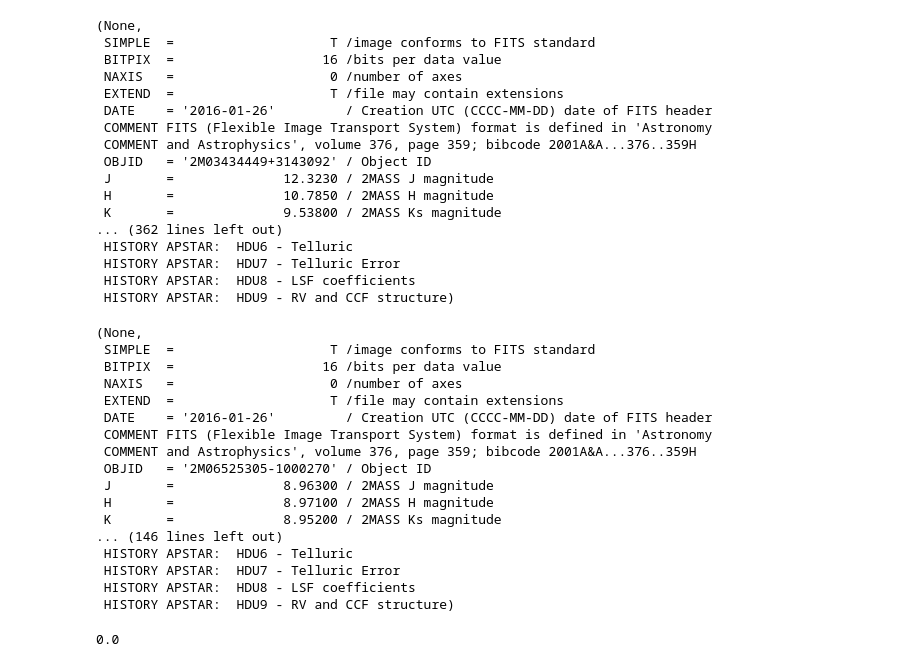
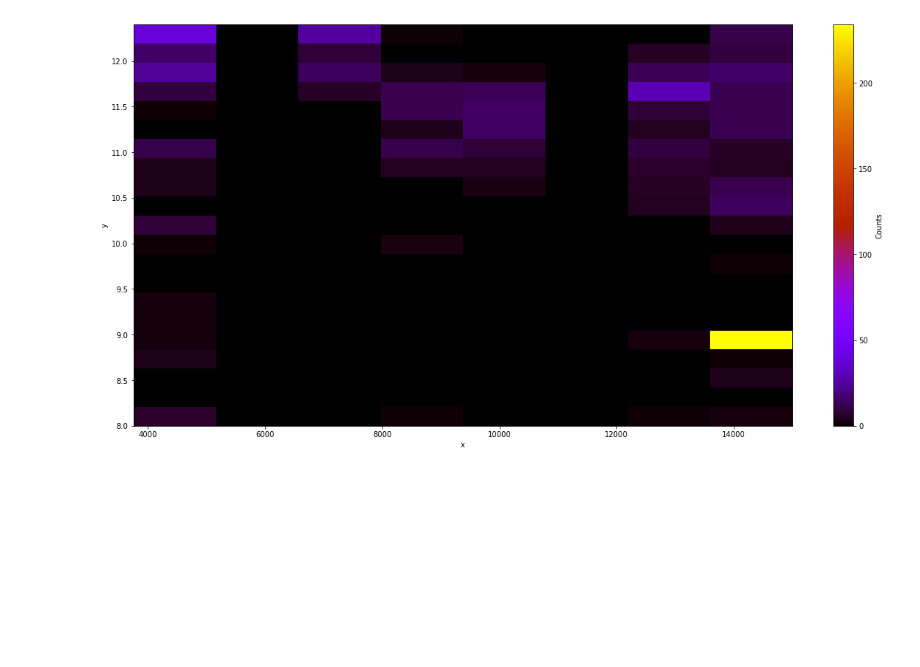
Before and after one commit to ballanr/T-Tauri, a Jupyter notebook: In Development/Untitled1.ipynb, the cells around one changed output. Drawn from its saved outputs; the diff is of its cells as text; code cells hidden in the pictures; blank space fills up the shorter version.

```diff
--- a/In Development/Untitled1.ipynb
+++ b/In Development/Untitled1.ipynb
@@ -126,47 +0,0 @@ Brackett_EqW_Plot(4380,'2M18194176-1058093',11,16760,16840,500,2000)
-# %%
-spectest2 = apread.apStar(4586,'2M03434449+3143092',ext=0,header=True)
-spectest2
-# %% [output]
-(None,
- SIMPLE  =                    T /image conforms to FITS standard
- BITPIX  =                   16 /bits per data value
- NAXIS   =                    0 /number of axes
- EXTEND  =                    T /file may contain extensions
- DATE    = '2016-01-26'         / Creation UTC (CCCC-MM-DD) date of FITS header
- COMMENT FITS (Flexible Image Transport System) format is defined in 'Astronomy
- COMMENT and Astrophysics', volume 376, page 359; bibcode 2001A&A...376..359H
- OBJID   = '2M03434449+3143092' / Object ID
- J       =              12.3230 / 2MASS J magnitude
- H       =              10.7850 / 2MASS H magnitude
- K       =              9.53800 / 2MASS Ks magnitude
-... (362 lines left out)
- HISTORY APSTAR:  HDU6 - Telluric
- HISTORY APSTAR:  HDU7 - Telluric Error
- HISTORY APSTAR:  HDU8 - LSF coefficients
- HISTORY APSTAR:  HDU9 - RV and CCF structure)
-# %%
-spectest3 = apread.apStar(4581,'2M06525305-1000270',ext=0,header=True)
-spectest3
-# %% [output]
-(None,
- SIMPLE  =                    T /image conforms to FITS standard
- BITPIX  =                   16 /bits per data value
- NAXIS   =                    0 /number of axes
- EXTEND  =                    T /file may contain extensions
- DATE    = '2016-01-26'         / Creation UTC (CCCC-MM-DD) date of FITS header
- COMMENT FITS (Flexible Image Transport System) format is defined in 'Astronomy
- COMMENT and Astrophysics', volume 376, page 359; bibcode 2001A&A...376..359H
- OBJID   = '2M06525305-1000270' / Object ID
- J       =              8.96300 / 2MASS J magnitude
- H       =              8.97100 / 2MASS H magnitude
- K       =              8.95200 / 2MASS Ks magnitude
-... (146 lines left out)
- HISTORY APSTAR:  HDU6 - Telluric
- HISTORY APSTAR:  HDU7 - Telluric Error
- HISTORY APSTAR:  HDU8 - LSF coefficients
- HISTORY APSTAR:  HDU9 - RV and CCF structure)
-# %%
-spectest4 = apread.apStar(4380,'2M18194176-1058093',ext=0,header=True)
-spectest4[1]['SYNTHSCA']
-# %% [output]
-0.0
@@ -172,0 +6,17 @@ spectest4[1]['SYNTHSCA']
+# %%
+file = '/Users/ballanr/Desktop/File Outputs/DR13/DR13 Protostars.csv'
+openfile = pd.read_csv(file)
+x1 = openfile['Model Temp']
+x = np.log(x1)
+
+y = openfile['Model Density']
+# %%
+plt.figure(figsize=(20,10))
+plt.hist2d(x1, y,bins=(8,21),cmap='gnuplot')
+plt.xlabel('x')
+plt.ylabel('y')
+cbar = plt.colorbar()
+cbar.ax.set_ylabel('Counts')
+plt.show()
+# %% [output]
+[figure, added]
```
Also changed, not shown: parts of 29 cells of this notebook, 3 other files.
